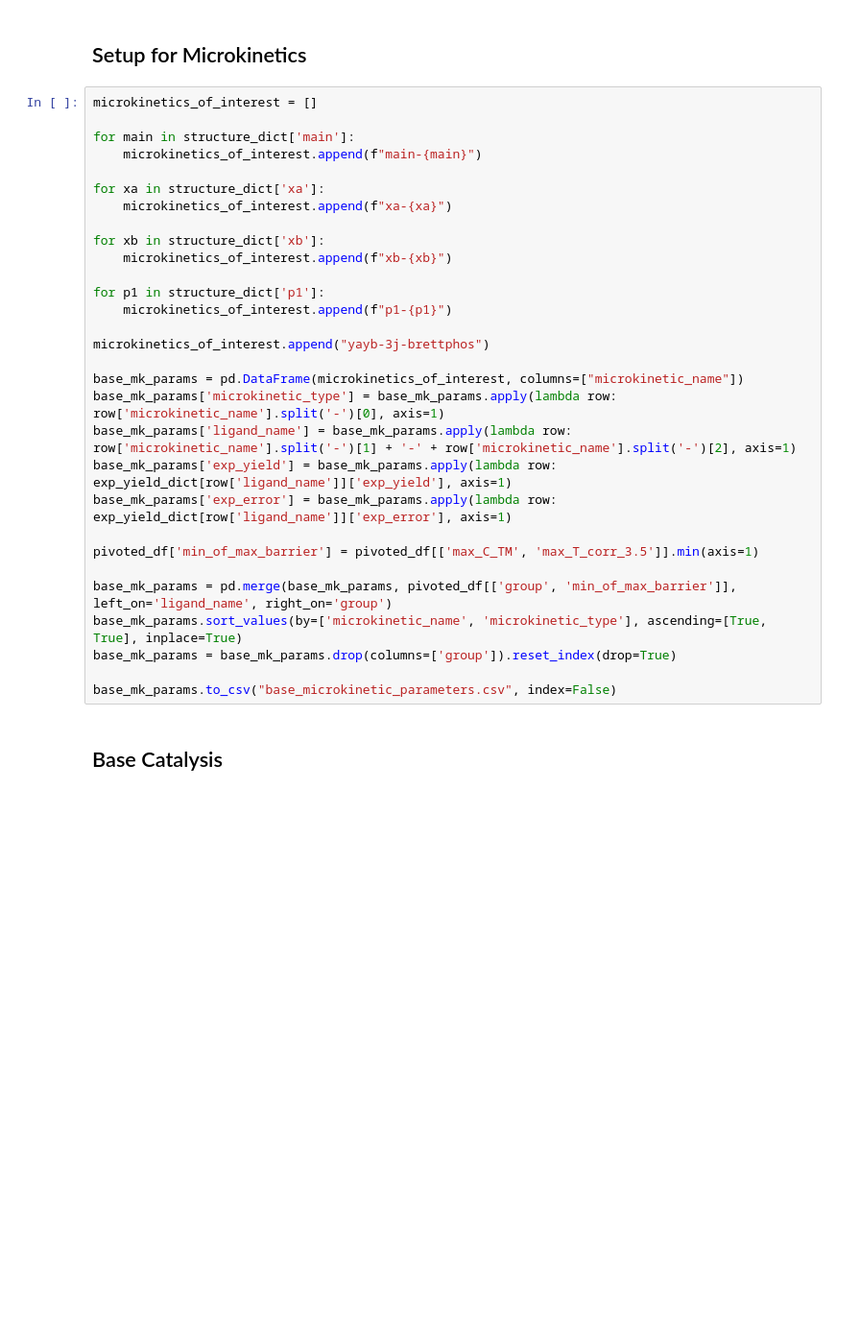
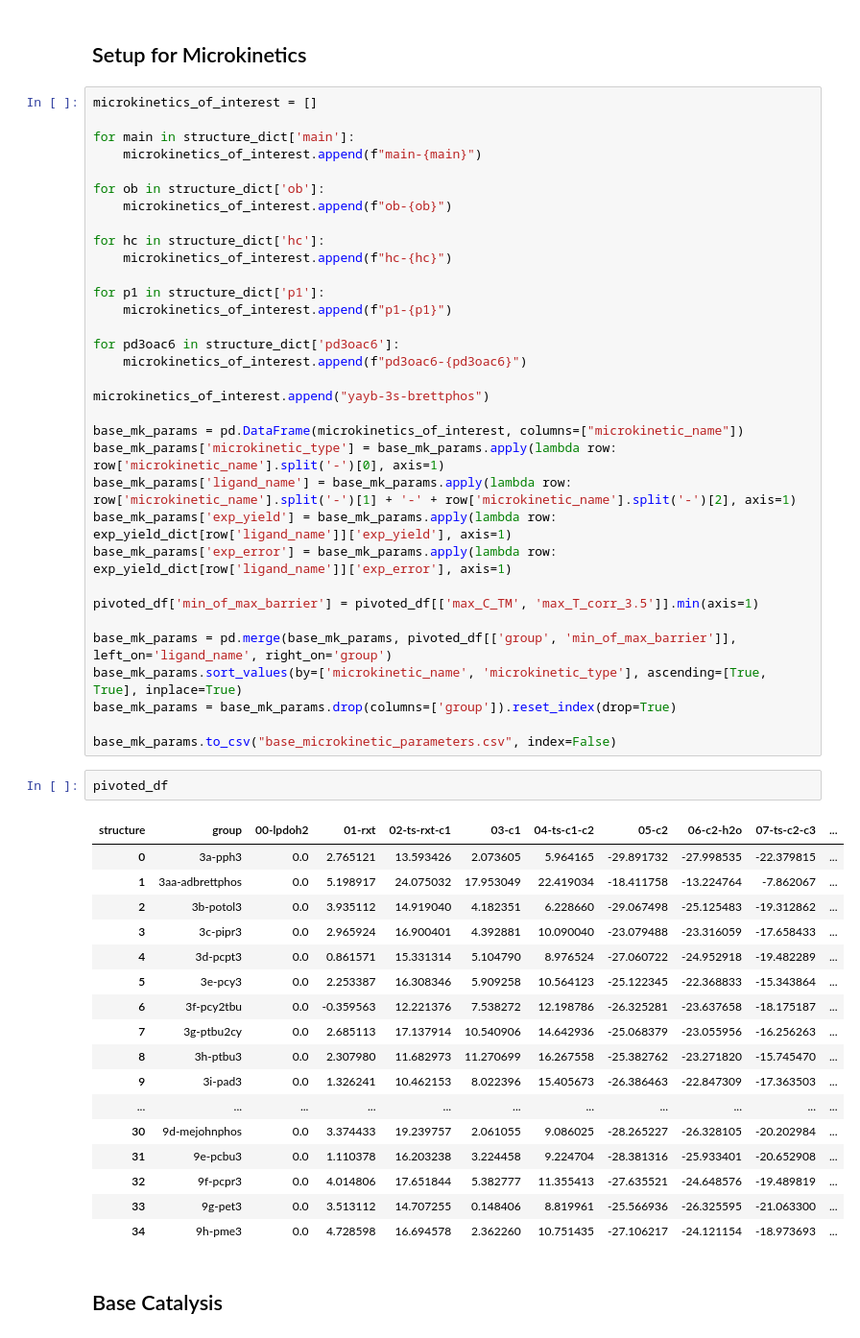
Before and after one commit to chertianser/pdcatpdb-code, a Jupyter notebook: goodvibes_processing.ipynb, the cells around one changed output. Shown: that part at 96% size. Cells and saved outputs as stored; diff of their text form; blank space fills up the shorter version.

```diff
--- a/goodvibes_processing.ipynb
+++ b/goodvibes_processing.ipynb
@@ -790,16 +964,19 @@ microkinetics_of_interest = []
 for main in structure_dict['main']:
     microkinetics_of_interest.append(f"main-{main}")
 
-for xa in structure_dict['xa']:
-    microkinetics_of_interest.append(f"xa-{xa}")
+for ob in structure_dict['ob']:
+    microkinetics_of_interest.append(f"ob-{ob}")
 
-for xb in structure_dict['xb']:
-    microkinetics_of_interest.append(f"xb-{xb}")
+for hc in structure_dict['hc']:
+    microkinetics_of_interest.append(f"hc-{hc}")
 
 for p1 in structure_dict['p1']:
     microkinetics_of_interest.append(f"p1-{p1}")
 
-microkinetics_of_interest.append("yayb-3j-brettphos")
+for pd3oac6 in structure_dict['pd3oac6']:
+    microkinetics_of_interest.append(f"pd3oac6-{pd3oac6}")
+
+microkinetics_of_interest.append("yayb-3s-brettphos")
 
 base_mk_params = pd.DataFrame(microkinetics_of_interest, columns=["microkinetic_name"])
 base_mk_params['microkinetic_type'] = base_mk_params.apply(lambda row: row['microkinetic_name'].split('-')[0], axis=1)
@@ -814,6 +991,26 @@ base_mk_params.sort_values(by=['microkinetic_name', 'microkinetic_type'], ascend
 base_mk_params = base_mk_params.drop(columns=['group']).reset_index(drop=True)
 
 base_mk_params.to_csv("base_microkinetic_parameters.csv", index=False)
+# %%
+pivoted_df
+# %% [output]
+| structure | group | 00-lpdoh2 | 01-rxt | 02-ts-rxt-c1 | 03-c1 | 04-ts-c1-c2 | 05-c2 | 06-c2-h2o | 07-ts-c2-c3 | ... |
+| 0 | 3a-pph3 | 0.0 | 2.765121 | 13.593426 | 2.073605 | 5.964165 | -29.891732 | -27.998535 | -22.379815 | ... |
+| 1 | 3aa-adbrettphos | 0.0 | 5.198917 | 24.075032 | 17.953049 | 22.419034 | -18.411758 | -13.224764 | -7.862067 | ... |
+| 2 | 3b-potol3 | 0.0 | 3.935112 | 14.919040 | 4.182351 | 6.228660 | -29.067498 | -25.125483 | -19.312862 | ... |
+| 3 | 3c-pipr3 | 0.0 | 2.965924 | 16.900401 | 4.392881 | 10.090040 | -23.079488 | -23.316059 | -17.658433 | ... |
+| 4 | 3d-pcpt3 | 0.0 | 0.861571 | 15.331314 | 5.104790 | 8.976524 | -27.060722 | -24.952918 | -19.482289 | ... |
+| 5 | 3e-pcy3 | 0.0 | 2.253387 | 16.308346 | 5.909258 | 10.564123 | -25.122345 | -22.368833 | -15.343864 | ... |
+| 6 | 3f-pcy2tbu | 0.0 | -0.359563 | 12.221376 | 7.538272 | 12.198786 | -26.325281 | -23.637658 | -18.175187 | ... |
+| 7 | 3g-ptbu2cy | 0.0 | 2.685113 | 17.137914 | 10.540906 | 14.642936 | -25.068379 | -23.055956 | -16.256263 | ... |
+| 8 | 3h-ptbu3 | 0.0 | 2.307980 | 11.682973 | 11.270699 | 16.267558 | -25.382762 | -23.271820 | -15.745470 | ... |
+| 9 | 3i-pad3 | 0.0 | 1.326241 | 10.462153 | 8.022396 | 15.405673 | -26.386463 | -22.847309 | -17.363503 | ... |
+| ... | ... | ... | ... | ... | ... | ... | ... | ... | ... | ... |
+| 30 | 9d-mejohnphos | 0.0 | 3.374433 | 19.239757 | 2.061055 | 9.086025 | -28.265227 | -26.328105 | -20.202984 | ... |
+| 31 | 9e-pcbu3 | 0.0 | 1.110378 | 16.203238 | 3.224458 | 9.224704 | -28.381316 | -25.933401 | -20.652908 | ... |
+| 32 | 9f-pcpr3 | 0.0 | 4.014806 | 17.651844 | 5.382777 | 11.355413 | -27.635521 | -24.648576 | -19.489819 | ... |
+| 33 | 9g-pet3 | 0.0 | 3.513112 | 14.707255 | 0.148406 | 8.819961 | -25.566936 | -26.325595 | -21.063300 | ... |
+| 34 | 9h-pme3 | 0.0 | 4.728598 | 16.694578 | 2.362260 | 10.751435 | -27.106217 | -24.121154 | -18.973693 | ... |
 # %% [markdown]
 ## Base Catalysis
 # %%
```
Also changed, not shown: parts of 41 cells of this notebook, 4 other files.
